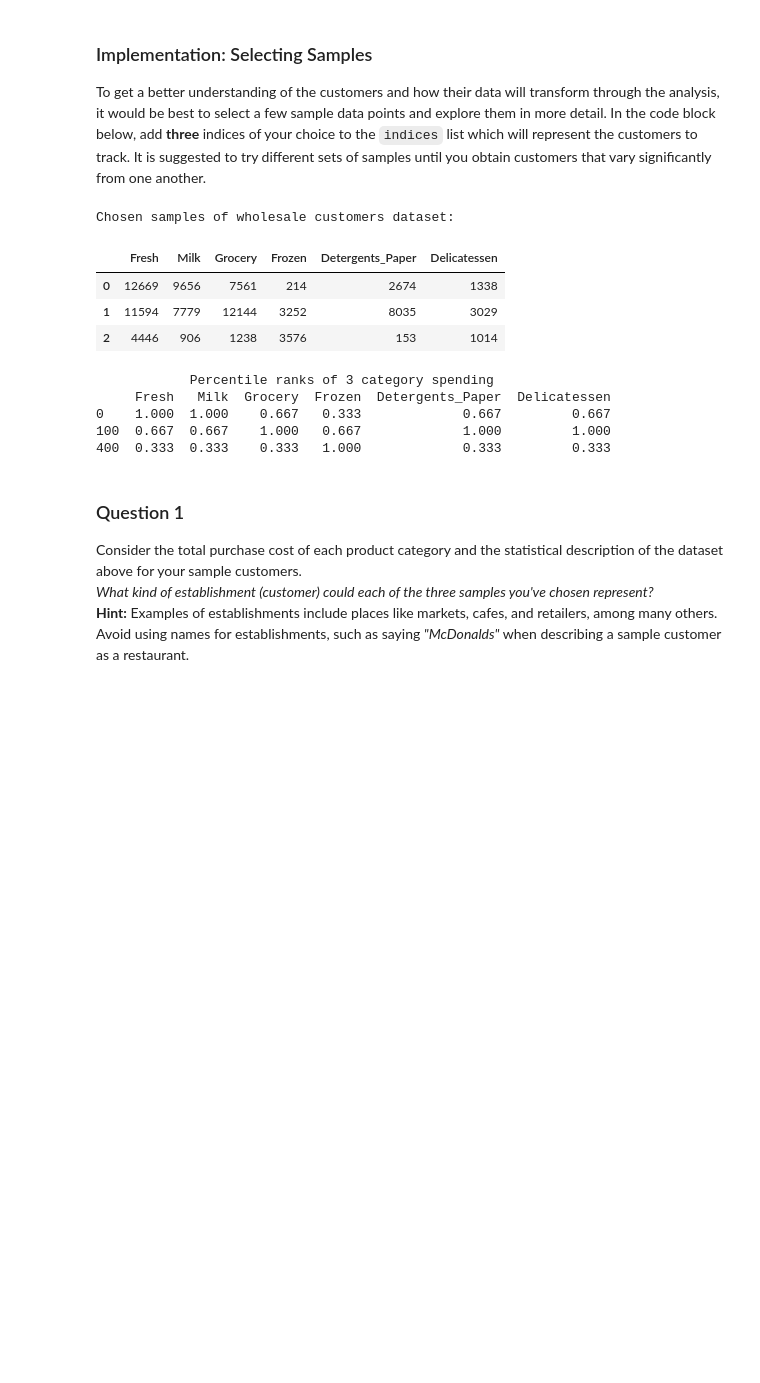
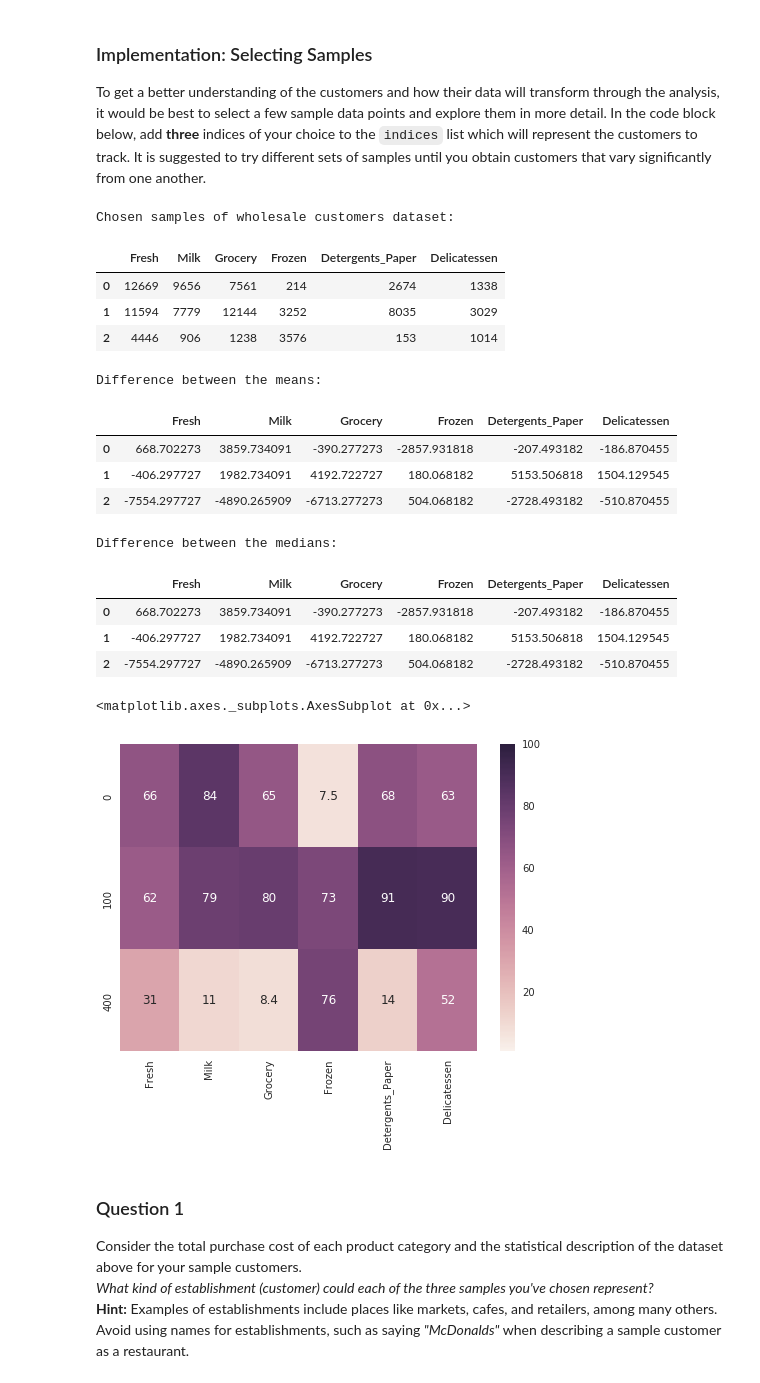
Before and after one commit to yliuosu/Machine_Learning, a Jupyter notebook: customer_segments/customer_segments.ipynb, the cells around one changed output. Saved outputs shown, nothing was run; the diff lists cells and outputs as text; code cells hidden in the pictures; blank space fills up the shorter version.

```diff
--- a/customer_segments/customer_segments.ipynb
+++ b/customer_segments/customer_segments.ipynb
@@ -59,31 +59,47 @@ display(data.describe())
 ### Implementation: Selecting Samples
 To get a better understanding of the customers and how their data will transform through the analysis, it would be best to select a few sample data points and explore them in more detail. In the code block below, add **three** indices of your choice to the `indices` list which will represent the customers to track. It is suggested to try different sets of samples until you obtain customers that vary significantly from one another.
 # %%
+import seaborn as sns
 # TODO: Select three indices of your choice you wish to sample from the dataset
 indices = [0,100,400]
 
 # Create a DataFrame of the chosen samples
 samples = pd.DataFrame(data.loc[indices], columns = data.keys()).reset_index(drop = True)
-print "Chosen samples of wholesale customers dataset:"
+print("Chosen samples of wholesale customers dataset:")
 display(samples)
+
+# display the difference between chosen samples and the mean of each category
+print("Difference between the means:")
+display(samples-data.mean().values)
+
+# display the difference between chosen samples and the median of each category
+print("Difference between the medians:")
+display(samples-data.mean().values)
 
 # calculate the percentile of the selected data so that we have a better understanding
 # on the overall distribution of each category
-samples = data.iloc[indices]
-percentile = samples.rank(axis=0, pct=True).round(decimals=3)
-print('            Percentile ranks of {} category spending'.format(3));
-print(percentile)
+percentiles = data.rank(pct=True)
+percentiles = 100*percentiles.round(decimals=3)
+percentiles = percentiles.iloc[indices]
+sns.heatmap(percentiles, vmin=1, vmax=100, annot=True)
 # %% [output]
 Chosen samples of wholesale customers dataset:
 |  | Fresh | Milk | Grocery | Frozen | Detergents_Paper | Delicatessen |
 | 0 | 12669 | 9656 | 7561 | 214 | 2674 | 1338 |
 | 1 | 11594 | 7779 | 12144 | 3252 | 8035 | 3029 |
 | 2 | 4446 | 906 | 1238 | 3576 | 153 | 1014 |
-            Percentile ranks of 3 category spending
-     Fresh   Milk  Grocery  Frozen  Detergents_Paper  Delicatessen
-0    1.000  1.000    0.667   0.333             0.667         0.667
-100  0.667  0.667    1.000   0.667             1.000         1.000
-400  0.333  0.333    0.333   1.000             0.333         0.333
+Difference between the means:
+|  | Fresh | Milk | Grocery | Frozen | Detergents_Paper | Delicatessen |
+| 0 | 668.702273 | 3859.734091 | -390.277273 | -2857.931818 | -207.493182 | -186.870455 |
+| 1 | -406.297727 | 1982.734091 | 4192.722727 | 180.068182 | 5153.506818 | 1504.129545 |
+| 2 | -7554.297727 | -4890.265909 | -6713.277273 | 504.068182 | -2728.493182 | -510.870455 |
+Difference between the medians:
+|  | Fresh | Milk | Grocery | Frozen | Detergents_Paper | Delicatessen |
+| 0 | 668.702273 | 3859.734091 | -390.277273 | -2857.931818 | -207.493182 | -186.870455 |
+| 1 | -406.297727 | 1982.734091 | 4192.722727 | 180.068182 | 5153.506818 | 1504.129545 |
+| 2 | -7554.297727 | -4890.265909 | -6713.277273 | 504.068182 | -2728.493182 | -510.870455 |
+<matplotlib.axes._subplots.AxesSubplot at 0x...>
+[figure, added]
 # %% [markdown]
 ### Question 1
 Consider the total purchase cost of each product category and the statistical description of the dataset above for your sample customers.
```
Also changed, not shown: parts of 4 cells of this notebook.
